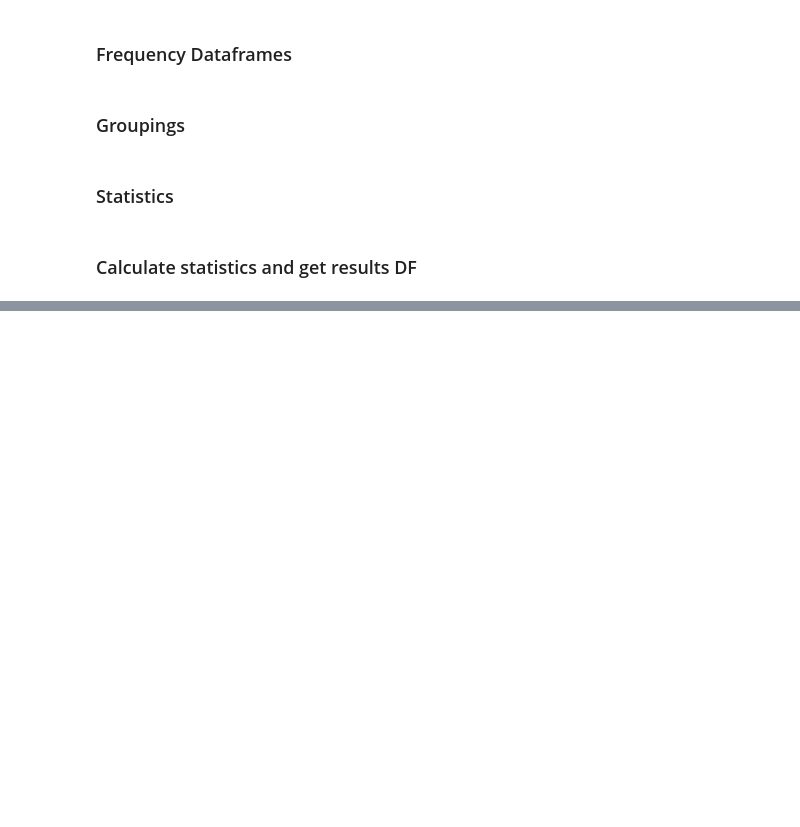
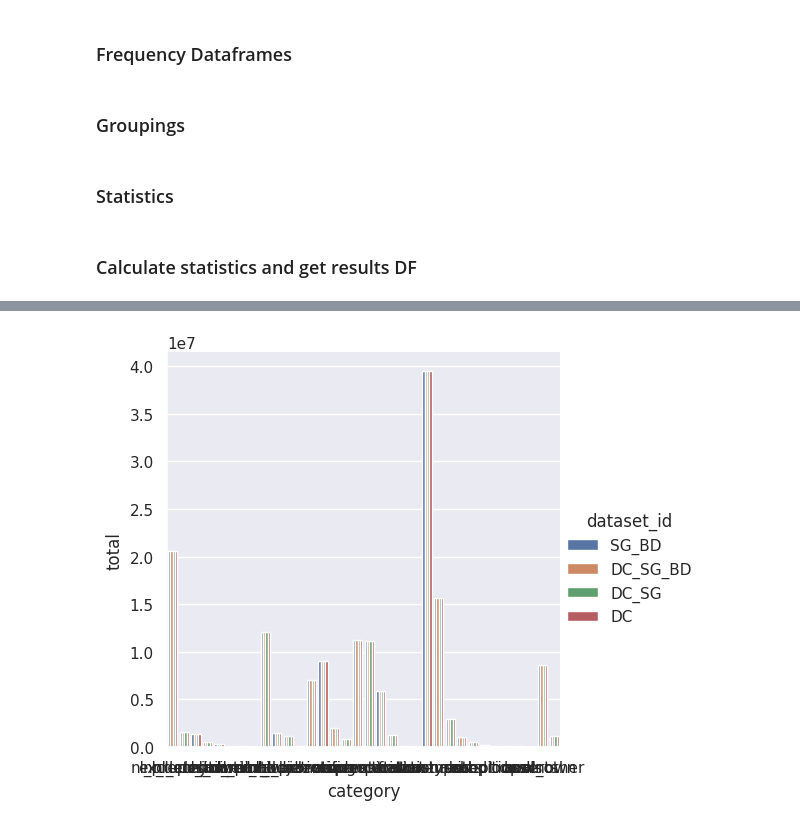
Before and after one commit to WM-SEMERU/code-rationales, a Jupyter notebook: nbs/experiments/[1.1.1]_[1.1.2].ipynb, the cells around one changed output, grey strips where cells are left out. Cells and saved outputs as stored; diff of their text form; code cells hidden in the pictures; blank space fills up the shorter version.

```diff
--- a/nbs/experiments/[1.1.1]_[1.1.2].ipynb
+++ b/nbs/experiments/[1.1.1]_[1.1.2].ipynb
@@ -126,7 +126,7 @@ def boostrap_dictionary(dictionary: dict, size):
 # %%
 ### CREATE GROUP FREQUENCY RESULTS
 def calculate_results(global_dataframe):
-    results_df = pd.DataFrame(columns=['type', 'group', 'category', 'mean', 'median', 'std', 'ci'])
+    results_df = pd.DataFrame(columns=['type', 'group', 'category', 'mean', 'median', 'std', 'ci', 'total'])
     for category in global_dataframe.columns:
         experiments_values = global_dataframe[category].tolist()
         try:
@@ -140,6 +140,7 @@ def calculate_results(global_dataframe):
             'median' : np.median(experiments_values),
             'mean' : np.mean(experiments_values),
             'std' : np.std(experiments_values),
-            'ci' : confidence_intervals_large_samples(experiments_values)
+            'ci' : confidence_intervals_large_samples(experiments_values),
+            'total' : global_dataframe[category].sum()
         }, ignore_index=True)
     return results_df.sort_values(by='median', ascending=False).reset_index(drop=True)
@@ -170,3 +146,0 @@ global_frequencies_dataframe
-# %%
-global_frequencies_dataframe_results = calculate_results(global_frequencies_dataframe).sort_values(by=['group','mean'],ascending=[True, False])
-global_frequencies_dataframe_results
@@ -192,0 +147,11 @@ global_frequencies_dataframe_results.to_csv(params['quantitative_results'] + '/'
+# %%
+def get_freqcuencies_df():
+    frequencies_df = pd.DataFrame(columns=['category', 'total', 'dataset_id'])
+    for dataset_id in params['datasets'].keys():
+        dataset_global_results = get_experiments_results('SC', 'level_1')
+        global_frequencies_dataframe_results = calculate_results(create_frequencies_dataframe(dataset_global_results)).sort_values(by=['group','mean'],ascending=[True, False])
+        global_frequencies_dataframe_results.to_csv(params['quantitative_results'] + '/' + params['model'] + '/' + params['modality']  + '/' + params['datasets'][params['dataset']] + '_frequencies' + '.csv', index=False)
+        dataset_frequency_df = global_frequencies_dataframe_results[['category', 'total']].copy()
+        dataset_frequency_df['dataset_id'] = [dataset_id]*dataset_frequency_df.shape[0]
+        frequencies_df = pd.concat([frequencies_df,dataset_frequency_df], ignore_index=True)
+    return frequencies_df
@@ -192,0 +161,3 @@ global_frequencies_dataframe_results.to_csv(params['quantitative_results'] + '/'
+# %%
+frequencies_df = get_freqcuencies_df()
+frequencies_df
@@ -192,0 +180,4 @@ global_frequencies_dataframe_results.to_csv(params['quantitative_results'] + '/'
+# %%
+g = sns.catplot(x='category', y='total', hue='dataset_id', data=frequencies_df, kind='bar', height=5, aspect=1)
+# %% [output]
+[figure, added]
```
Also changed, not shown: parts of 8 cells of this notebook, 1 other file.
